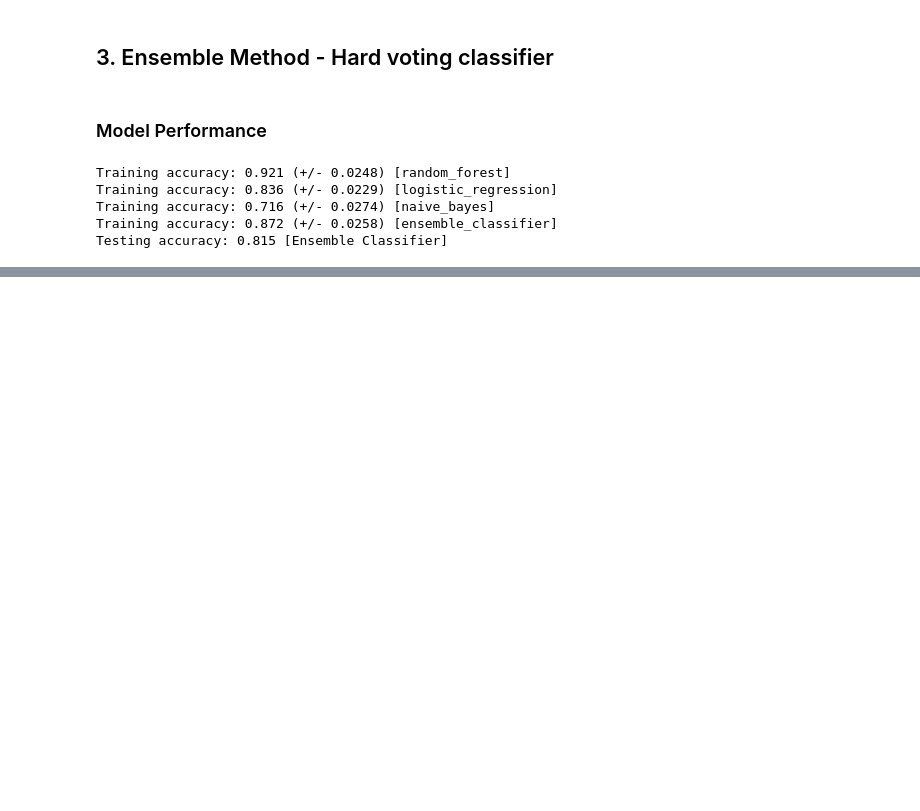
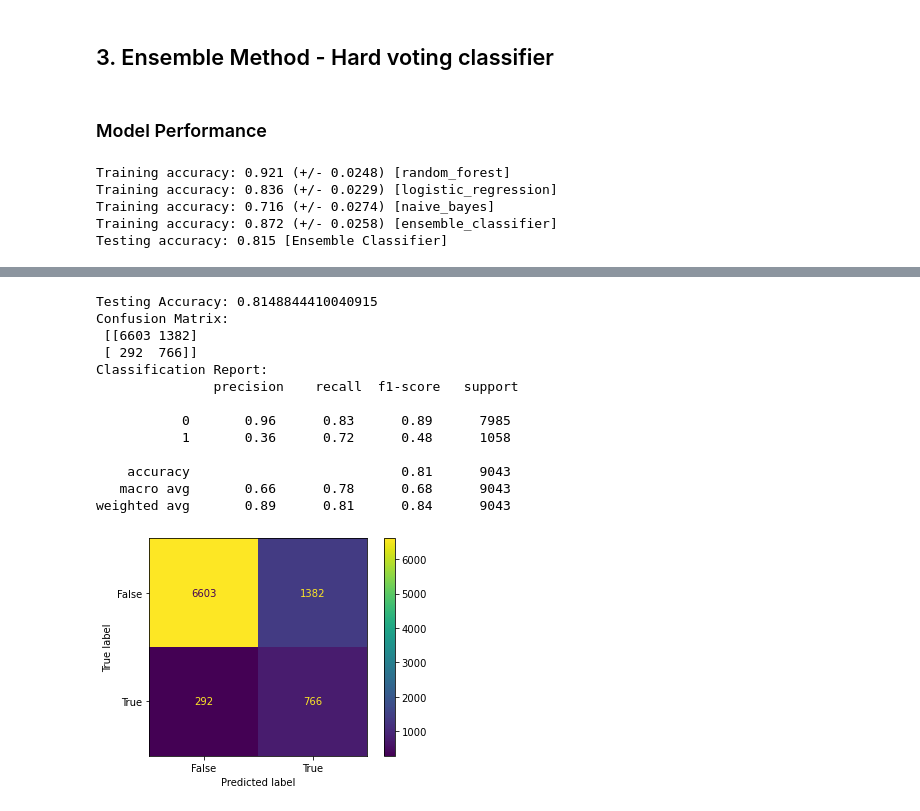
Before and after one commit to SamXu1018/DSA5101-Project, a Jupyter notebook: Ensemble_Method_model.ipynb, the cells around one changed output, grey strips where cells are left out. Saved outputs shown, nothing was run; the diff lists cells and outputs as text; code cells hidden in the pictures; blank space fills up the shorter version.

```diff
--- a/Ensemble_Method_model.ipynb
+++ b/Ensemble_Method_model.ipynb
@@ -213,0 +207,25 @@ plt.show()
+# %%
+accuracy = accuracy_score(y_test, y_pred)
+confusion = metrics.confusion_matrix(y_test, y_pred)
+classification_rep = classification_report(y_test, y_pred)
+print("Testing Accuracy:", accuracy)
+print("Confusion Matrix:\n", confusion)
+print("Classification Report:\n", classification_rep)
+cm_display = metrics.ConfusionMatrixDisplay(confusion_matrix = confusion, display_labels = [False, True])
+cm_display.plot()
+plt.show()
+# %% [output]
+Testing Accuracy: 0.8148844410040915
+Confusion Matrix:
+ [[6603 1382]
+ [ 292  766]]
+Classification Report:
+               precision    recall  f1-score   support
+
+           0       0.96      0.83      0.89      7985
+           1       0.36      0.72      0.48      1058
+
+    accuracy                           0.81      9043
+   macro avg       0.66      0.78      0.68      9043
+weighted avg       0.89      0.81      0.84      9043
+[figure, added]
```
Also changed, not shown: parts of 14 cells of this notebook.
